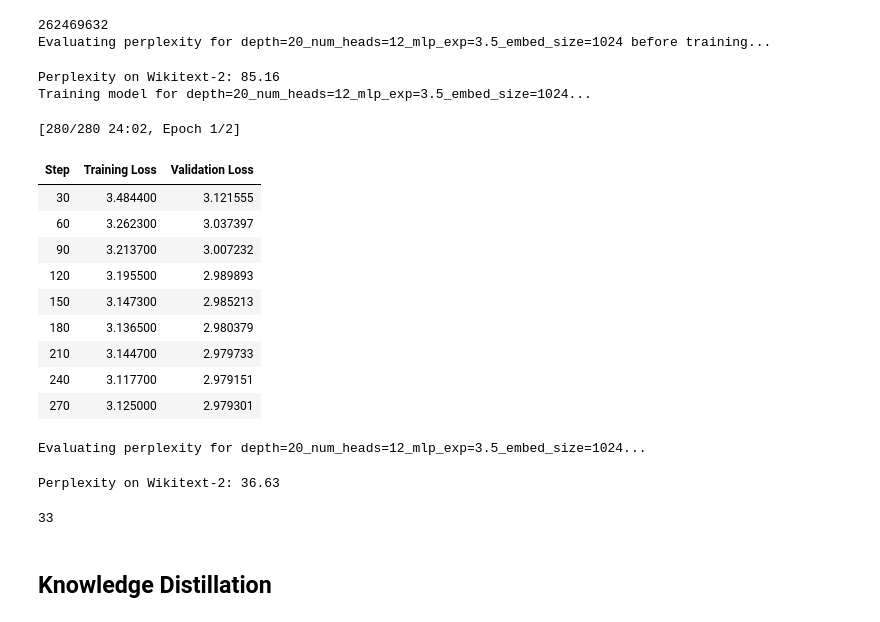
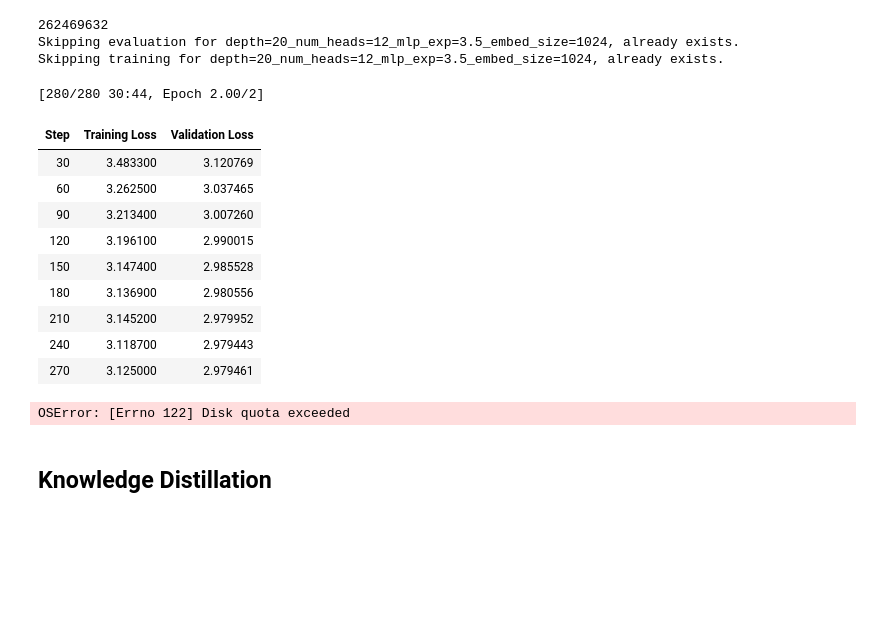
Before and after one commit to rammalahmad/pruned_GPT, a Jupyter notebook: width+depth_pruning.ipynb, the cells around one changed output. Drawn from its saved outputs; the diff is of its cells as text; code cells hidden in the pictures; blank space fills up the shorter version.

```diff
--- a/width+depth_pruning.ipynb
+++ b/width+depth_pruning.ipynb
@@ -55,57 +61,54 @@ gc.collect()
 
 if param_key+"_before_training" in eval_metrics:
     print(f"Skipping evaluation for {param_key}, already exists.")
 else:
     print(f"Evaluating perplexity for {param_key} before training...")
     eval_metrics[param_key+"_before_training"] = evaluate_perplexity(model, tokenizer, stride=1024).item()
 
     with open(eval_metrics_path, "w") as f:
         json.dump(eval_metrics, f, indent=4)
 if param_key in training_metrics:
     print(f"Skipping training for {param_key}, already exists.")
 else:
     print(f"Training model for {param_key}...")
 
 
-trainer = trainer_gpt2(model, tokenizer, tokenized_dataset, batch_size=4, num_epochs=2, lr=2e-4, output_dir=f"./saved_models/{param_key}")
-trainer.train()
-training_metrics[param_key] = trainer.state.log_history
+    trainer = trainer_gpt2(model, tokenizer, tokenized_dataset, batch_size=4, num_epochs=2, lr=2e-4) #, output_dir=f"./saved_models/{param_key}")
+    trainer.train()
+    training_metrics[param_key] = trainer.state.log_history
 
-    # with open(training_metrics_path, "w") as f:
-    #     json.dump(training_metrics, f, indent=4)
-    # torch.cuda.empty_cache()
-    # gc.collect()
+    with open(training_metrics_path, "w") as f:
+        json.dump(training_metrics, f, indent=4)
+    torch.cuda.empty_cache()
+    gc.collect()
 
 if param_key in eval_metrics:
     print(f"Skipping evaluation for {param_key}, already exists.")
 else:
     print(f"Evaluating perplexity for {param_key}...")
     eval_metrics[param_key] = evaluate_perplexity(model, tokenizer, stride=1024).item()
 
     with open(eval_metrics_path, "w") as f:
         json.dump(eval_metrics, f, indent=4)
 
 torch.cuda.empty_cache()
 gc.collect()
 # %% [output]
 262469632
-Evaluating perplexity for depth=20_num_heads=12_mlp_exp=3.5_embed_size=1024 before training...
+Skipping evaluation for depth=20_num_heads=12_mlp_exp=3.5_embed_size=1024, already exists.
+Skipping training for depth=20_num_heads=12_mlp_exp=3.5_embed_size=1024, already exists.
-Perplexity on Wikitext-2: 85.16
-Training model for depth=20_num_heads=12_mlp_exp=3.5_embed_size=1024...
+[280/280 30:44, Epoch 2.00/2]
+| Step | Training Loss | Validation Loss |
+| 30 | 3.483300 | 3.120769 |
+| 60 | 3.262500 | 3.037465 |
+| 90 | 3.213400 | 3.007260 |
+| 120 | 3.196100 | 2.990015 |
+| 150 | 3.147400 | 2.985528 |
+| 180 | 3.136900 | 2.980556 |
+| 210 | 3.145200 | 2.979952 |
+| 240 | 3.118700 | 2.979443 |
+| 270 | 3.125000 | 2.979461 |
-[280/280 24:02, Epoch 1/2]
+OSError: [Errno 122] Disk quota exceeded
-| Step | Training Loss | Validation Loss |
-| 30 | 3.484400 | 3.121555 |
-| 60 | 3.262300 | 3.037397 |
-| 90 | 3.213700 | 3.007232 |
-| 120 | 3.195500 | 2.989893 |
-| 150 | 3.147300 | 2.985213 |
-| 180 | 3.136500 | 2.980379 |
-| 210 | 3.144700 | 2.979733 |
-| 240 | 3.117700 | 2.979151 |
-| 270 | 3.125000 | 2.979301 |
-Evaluating perplexity for depth=20_num_heads=12_mlp_exp=3.5_embed_size=1024...
-Perplexity on Wikitext-2: 36.63
-33
 # %%
 output_dir=f"./saved_models/{param_key}"
 
```
Also changed, not shown: parts of 9 cells of this notebook, 1 other file.
